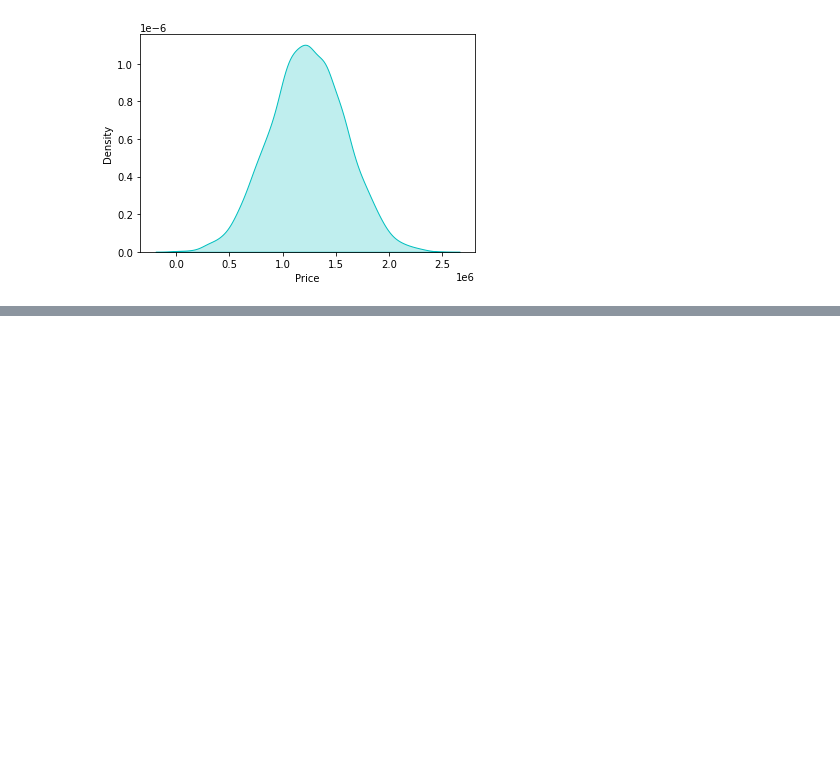
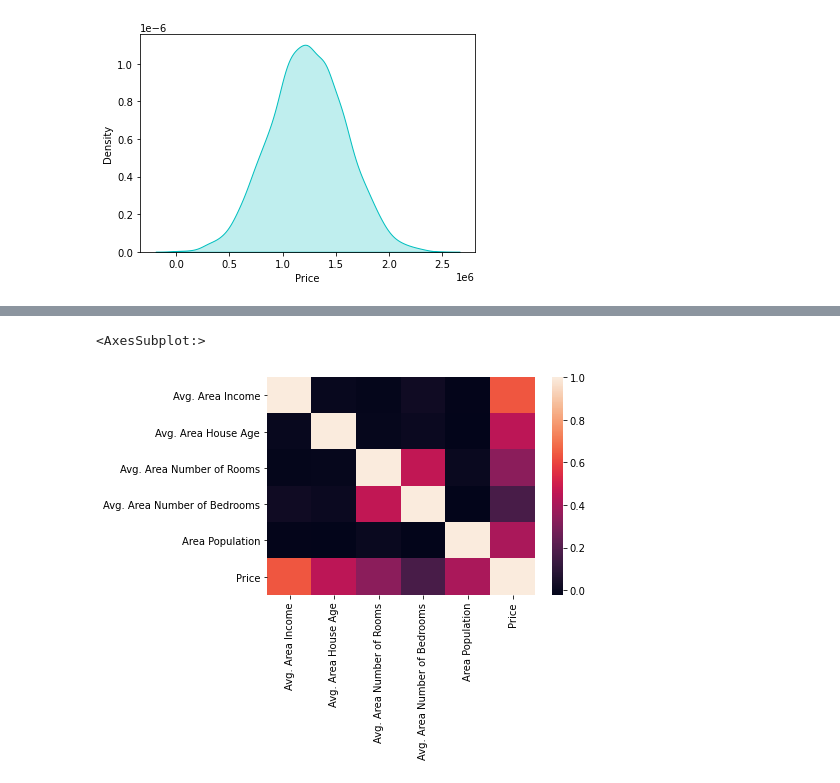
Before and after one commit to mfouquier/5400-Python-DataScience, a Jupyter notebook: Fouquier9.ipynb, the cells around one changed output, grey strips where cells are left out. Saved outputs shown, nothing was run; the diff lists cells and outputs as text; code cells hidden in the pictures; blank space fills up the shorter version.

```diff
--- a/Fouquier9.ipynb
+++ b/Fouquier9.ipynb
@@ -189,3 +188,7 @@ C:\ProgramData\Anaconda3\lib\si
 # %%
 # Find 2 features that seem to be correlated with price and calculate the correlation to confirm.
 #Make comments on your findings. Hint: use corr method.
+sns.heatmap(df.corr())
+# %% [output]
+<AxesSubplot:>
+[figure, added]
```
Also changed, not shown: parts of 3 cells of this notebook.
